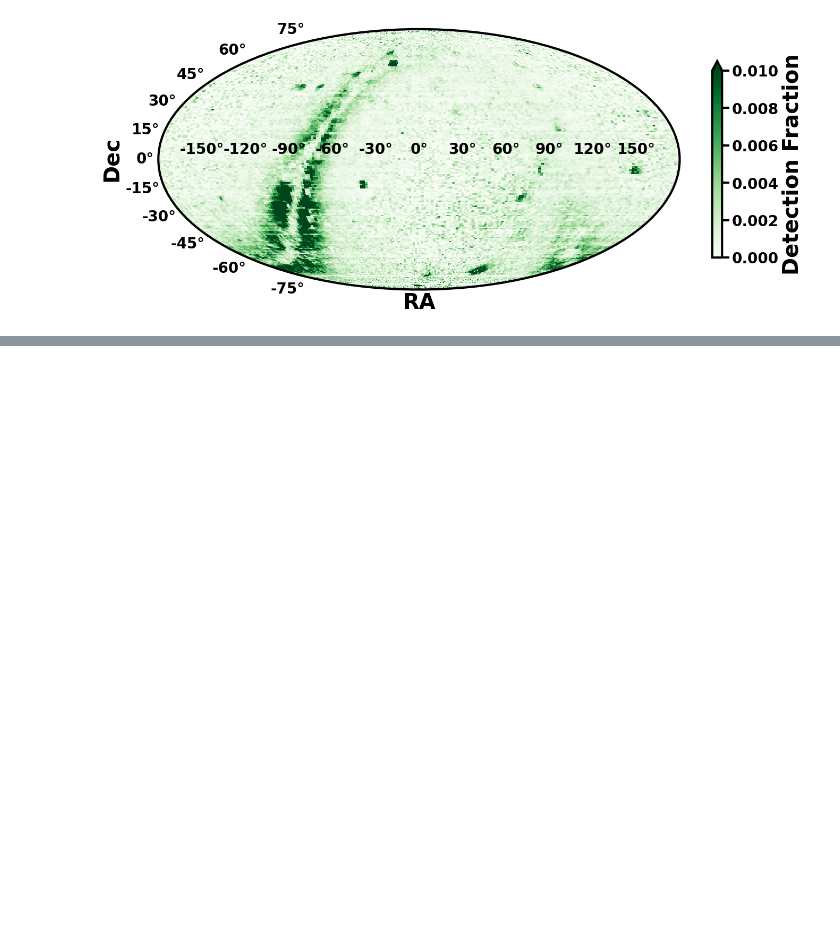
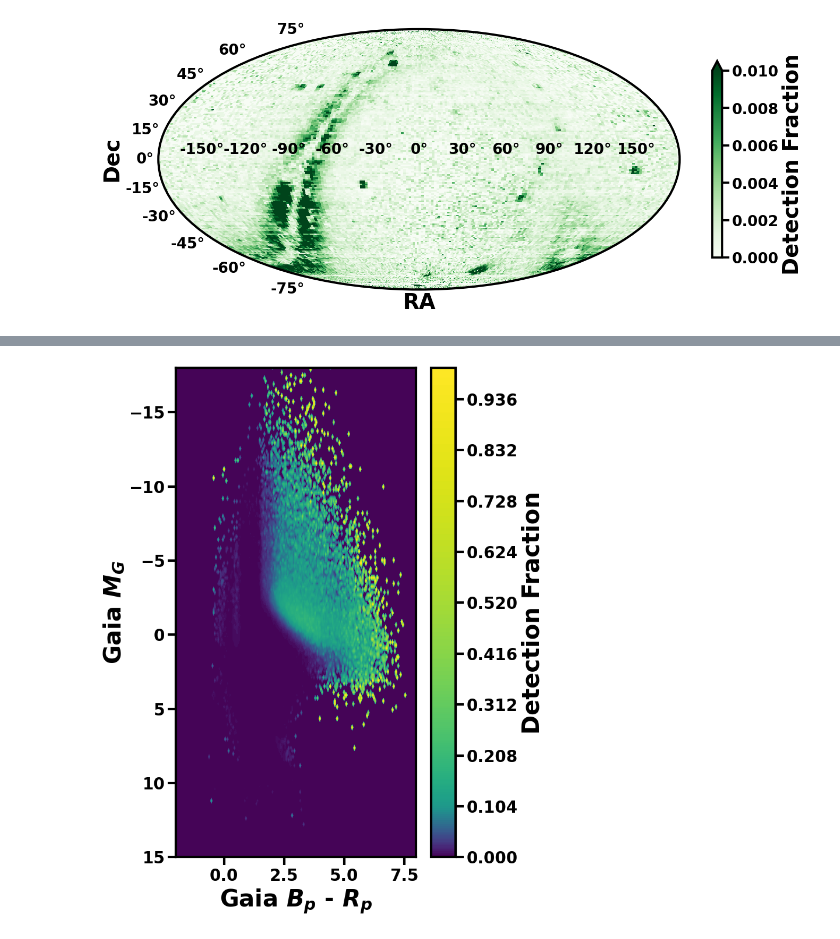
Before and after one commit to m-schochet/asas-sn-cnn, a Jupyter notebook: plots/det_frac_mollweide_hr.ipynb, the cells around one changed output, grey strips where cells are left out. Cells and saved outputs as stored; diff of their text form; code cells hidden in the pictures; blank space fills up the shorter version.

```diff
--- a/plots/det_frac_mollweide_hr.ipynb
+++ b/plots/det_frac_mollweide_hr.ipynb
@@ -72,0 +83,18 @@ plt.show()
+# %%
+fig, ax = plt.subplots(1, 1, figsize=(8, 10))
+dx, dy = 0.005, 0.005
+xes = allx[:-1]
+yes = ally[:-1]
+levels = MaxNLocator(nbins=255).tick_values(detectionfraction.min(), detectionfraction.max())
+norm = BoundaryNorm(levels, ncolors=cmap.N, clip=True)
+ax.set(xlim=(-2, 8), ylim=(15, -18), xlabel='Gaia $B_p$ - $R_p$', ylabel=f'Gaia $M_G$')
+cf = ax.contourf(allx[:-1] + dx/2,
+                  ally[:-1] + dy/2, detectionfraction, levels=levels,
+                  cmap='viridis', norm=colors.SymLogNorm(vmin=0.0001, vmax=1, linthresh=0.1), rasterized=True)
+cbar = fig.colorbar(cf, ax=ax)
+cbar.set_label('Detection Fraction')
+plt.tight_layout()
+#plt.savefig('hr_detfraction.pdf', dpi=300)
+plt.show()
+# %% [output]
+[figure, added]
```
Also changed, not shown: parts of 9 cells of this notebook, 2 other files.
